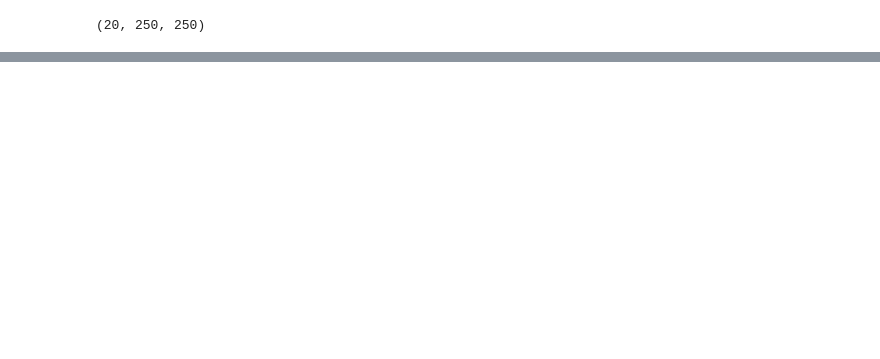
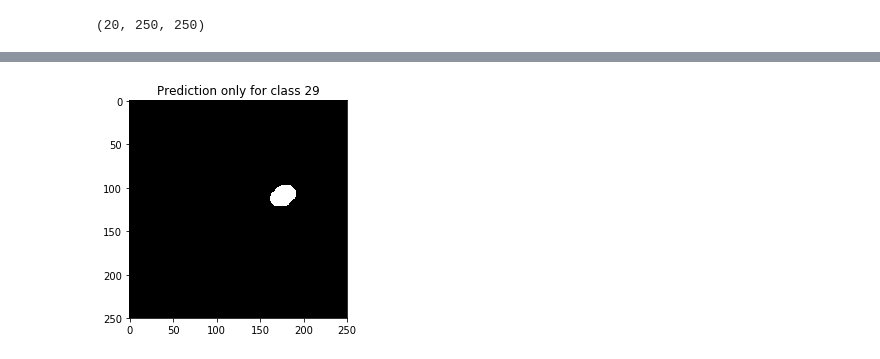
Before and after one commit to mjenrungrot/NoteheadDetectorFCN, a Jupyter notebook: sheet_id/notebooks/train.ipynb, the cells around one changed output, grey strips where cells are left out. Saved outputs shown, nothing was run; the diff lists cells and outputs as text; code cells hidden in the pictures; blank space fills up the shorter version.

```diff
--- a/sheet_id/notebooks/train.ipynb
+++ b/sheet_id/notebooks/train.ipynb
@@ -92,0 +97,15 @@ plt.show()
+# %%
+mask = 29
+masked = np.zeros_like(prediction[img_id, :, :])
+for row in range(prediction.shape[1]):
+    for col in range(prediction.shape[2]):
+        if prediction[img_id, row, col] == mask:
+            masked[row, col] = 255
+        else:
+            masked[row, col] = 0
+
+plt.imshow(masked, cmap='gray')
+plt.title('Prediction only for class {:}'.format(mask))
+plt.show()
+# %% [output]
+[figure, added]
```
Also changed, not shown: parts of 5 cells of this notebook.
